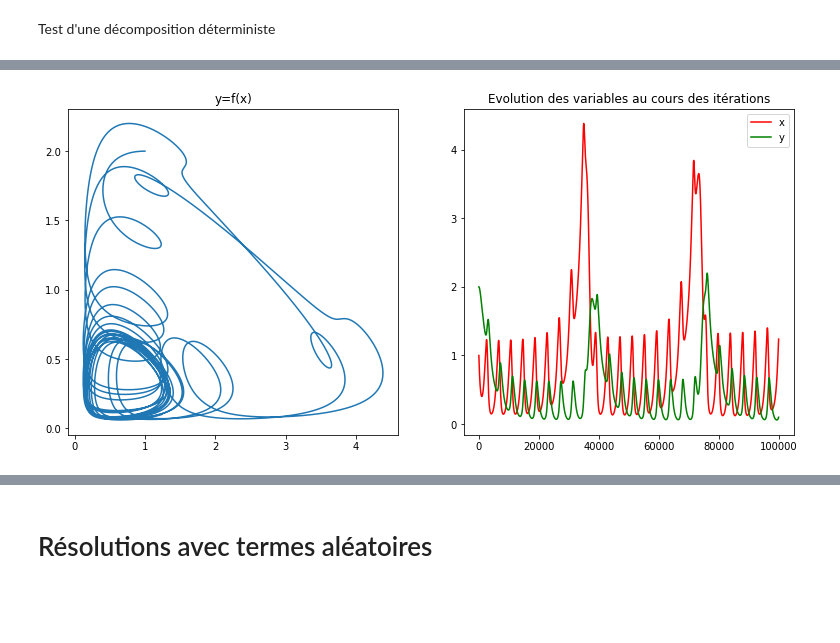
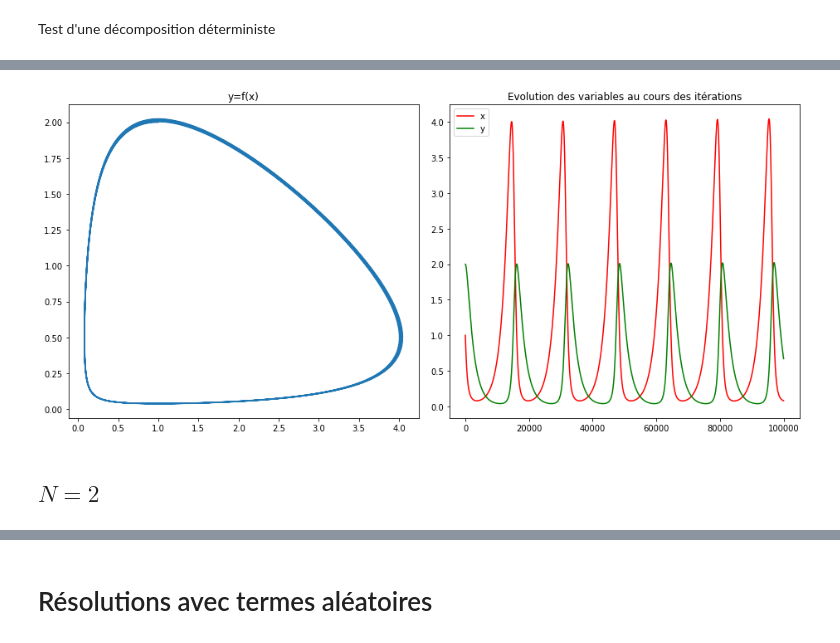
Before and after one commit to albangossard/Uncertainty-quantification-Lotka-Volterra-system, a Jupyter notebook: Laguerre polynomial.ipynb, the cells around one changed output, grey strips where cells are left out. Saved outputs shown, nothing was run; the diff lists cells and outputs as text; code cells hidden in the pictures; blank space fills up the shorter version.

Commit message:
simul deterministe

```diff
--- a/Laguerre polynomial.ipynb
+++ b/Laguerre polynomial.ipynb
@@ -11,7 +11,7 @@ import sympy as sp
 # %% [markdown]
 Affichage graphique
 # %%
-def plot(x,y, t=None):
+def plot(x,y, t=None, pathSave=None):
     fig_kw={'figsize':(13,6)}
     f, (ax1, ax2) = plt.subplots(1, 2, **fig_kw)
     """ax1.set_xlim([-1,10])
@@ -27,6 +27,9 @@ def plot(x,y, t=None):
         ax2.plot(t, y, color='green', label='y')
         ax2.set_title('Evolution des variables au cours du temps')
     plt.legend()
+    plt.tight_layout()
+    if pathSave is not None:
+        plt.savefig(pathSave, dpi=300)
     plt.show()
 # %% [markdown]
 Fonctions de calcul des produits scalaires, produits scalaires pondérés d'ordre 1 et produits croisés à 3 termes
@@ -298,0 +267,7 @@ n= 98047 t= 49.0235
+# %%
+N=1
+beta=2.
+delta=1.
+alpha=1.
+gamma=1.
+x,y,Nt = resol(beta, delta, alpha, gamma, N=N)
@@ -303,8 +296,9 @@ for k in range(N):
     Lk=L(k)
     x_tot+=x[:,k]*Lk(alpha)
     y_tot+=y[:,k]*Lk(gamma)
-# %%
-lim=-150
-plot(x_tot[:lim],y_tot[:lim])
-# %% [output]
-[figure, removed]
+# %%
+plot(x_tot,y_tot,pathSave='deterministe_N='+str(N)+'.png')
+# %% [output]
+[figure, added]
+# %% [markdown]
+## $N=2$
```
Also changed, not shown: parts of 12 cells of this notebook, 3 other files.
